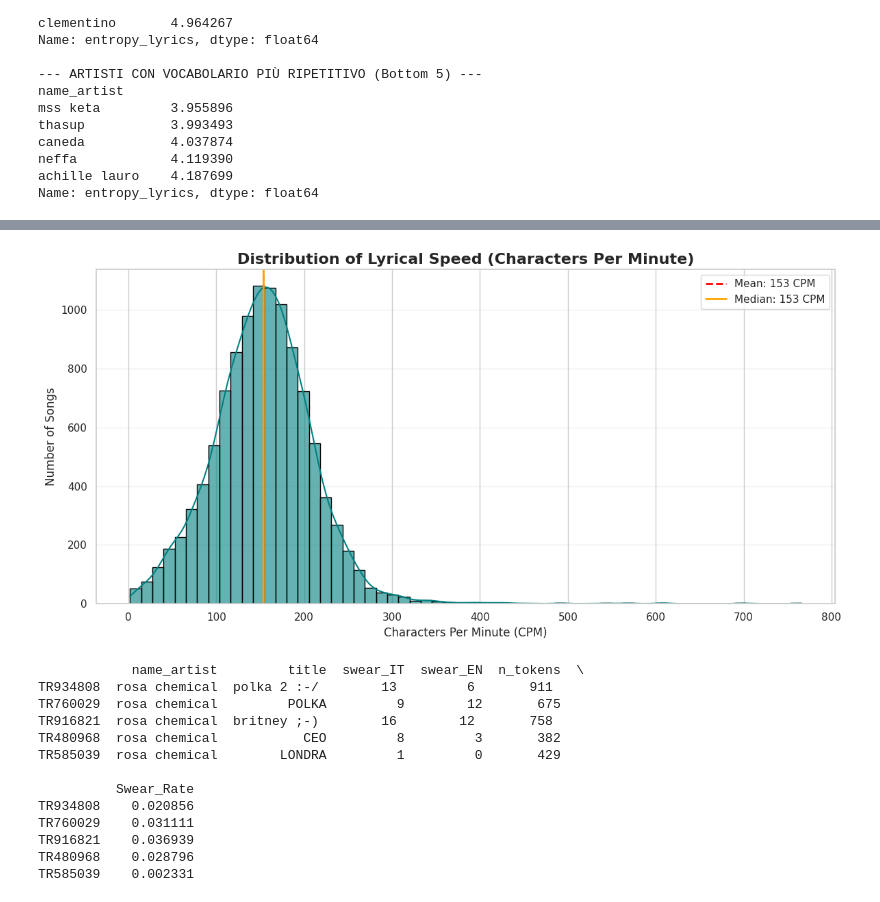
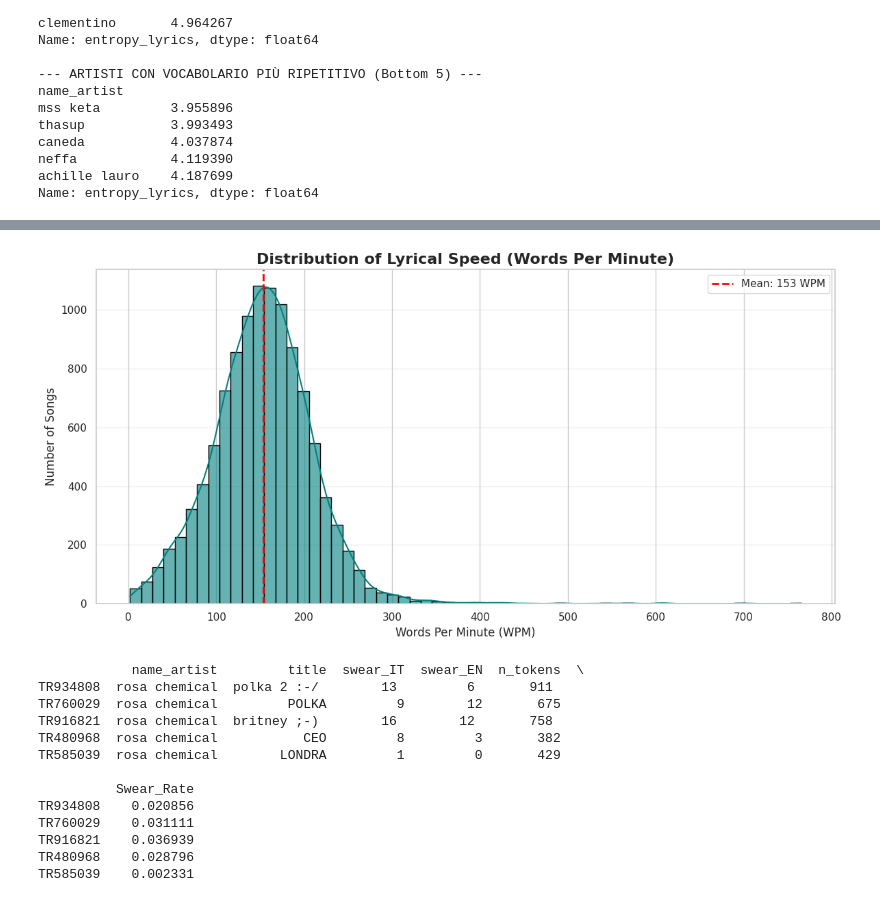
Before and after one commit to Syreel/DataMining, a Jupyter notebook: data_feature_engineering.ipynb, the cells around one changed output, grey strips where cells are left out. Cells and saved outputs as stored; diff of their text form; code cells hidden in the pictures.

```diff
--- a/data_feature_engineering.ipynb
+++ b/data_feature_engineering.ipynb
@@ -15,14 +19,11 @@ df = pd.read_csv(data, sep=',', index_col=index_col)
 pd.set_option('display.max_columns', None)
 # %%
 df['gender'] = df['gender'].astype('category')
-df['nationality'] = df['nationality'].astype('category')
-df['country'] = df['country'].astype('category')
 df['region'] = df['region'].astype('category')
 df['province'] = df['province'].astype('category')
 df['birth_place'] = df['birth_place'].astype('category')
 df['birth_date'] = pd.to_datetime(df['birth_date'], errors='coerce')
 df['active_start'] = pd.to_datetime(df['active_start'], errors='coerce')
-df['description'] = df['description'].astype('string')
 # %%
 df['id_artist'] = df['id_artist'].astype('category')
 df['id_album'] = df['id_album'].astype('category')
@@ -151,13 +150,9 @@ for row_idx in range(len(docs)):
 # --- 5. SALVATAGGIO NEL DATAFRAME ORIGINALE ---
 # Pulizia
 df['primary_topic'] = "Too Short"
-df['secondary_topic'] = None
-df['tertiary_topic'] = None
 
 # Assegnazione categorie
 df.loc[valid_mask, 'primary_topic'] = [x[0] for x in results_list]
-df.loc[valid_mask, 'secondary_topic'] = [x[1] for x in results_list]
-df.loc[valid_mask, 'tertiary_topic'] = [x[2] for x in results_list]
 
 # Assegnazione punteggi numerici (Uniamo le colonne score al df originale)
 # Usiamo .join per sicurezza sugli indici
@@ -405,7 +427,7 @@ Name: entropy_lyrics, dtype: float64
 # %%
 # 1. Calculate the estimated Total Characters (the numerator)
 # This serves as the proxy for total syllables delivered.
-total_characters = df['n_tokens']
+total_words = df['n_tokens']
 
 # 2. Calculate the Duration in Minutes (easier for division)
 duration_minutes = df['duration_ms'] / 60000
@@ -413,8 +435,8 @@ duration_minutes = df['duration_ms'] / 60000
 # 3. Calculate the Final Characters Per Minute (CPM)
 # Note: This is mathematically equivalent to your single-line formula.
 # We calculate it this way to improve readability and avoid potential syntax errors.
-df['Characters_Per_Minute'] = total_characters / duration_minutes
+df['words_per_minute'] = total_words / duration_minutes
 
 # Check the new feature
-print(df[['name_artist', 'title', 'n_tokens', 'duration_ms', 'Characters_Per_Minute']].head())
+print(df[['name_artist', 'title', 'n_tokens', 'duration_ms', 'words_per_minute']].head())
 # %% [output]
@@ -434,33 +449,32 @@ TR585039              132.14977
 # %%
 # 1. Clean data for plotting (Handle NaNs and potential division-by-zero errors)
-cpm_data = df['Characters_Per_Minute'].replace([np.inf, -np.inf], np.nan).dropna()
+cpm_data = df['words_per_minute'].replace([np.inf, -np.inf], np.nan).dropna()
 
 # 2. Setup the figure
 plt.figure(figsize=(12, 6))
 
 # 3. Create the Distribution Plot (Histogram + KDE)
 sns.histplot(cpm_data, bins=60, kde=True, color='teal', edgecolor='black', alpha=0.6)
 
 # 4. Styling
-plt.title('Distribution of Lyrical Speed (Characters Per Minute)', fontsize=16, fontweight='bold')
-plt.xlabel('Characters Per Minute (CPM)', fontsize=12)
+plt.title('Distribution of Lyrical Speed (Words Per Minute)', fontsize=16, fontweight='bold')
+plt.xlabel('Words Per Minute (WPM)', fontsize=12)
 plt.ylabel('Number of Songs', fontsize=12)
 
 # 5. Add Reference Lines (Mean and Median)
 mean_val = cpm_data.mean()
 median_val = cpm_data.median()
 
-plt.axvline(mean_val, color='red', linestyle='--', linewidth=2, label=f'Mean: {mean_val:.0f} CPM')
-plt.axvline(median_val, color='orange', linestyle='-', linewidth=2, label=f'Median: {median_val:.0f} CPM')
+plt.axvline(mean_val, color='red', linestyle='--', linewidth=2, label=f'Mean: {mean_val:.0f} WPM')
 
 plt.legend()
 plt.grid(axis='y', alpha=0.3)
 plt.tight_layout()
 
 # 6. Show
 plt.show()
 # %% [output]
-[figure, old version]
+[figure, new version]
 # %%
 # Calculate Swear Word Rate (normalized by total words)
 # This calculation avoids creating a persistent 'Total_Swears' column in df.
```
Also changed, not shown: parts of 29 cells of this notebook, 6 other files.
